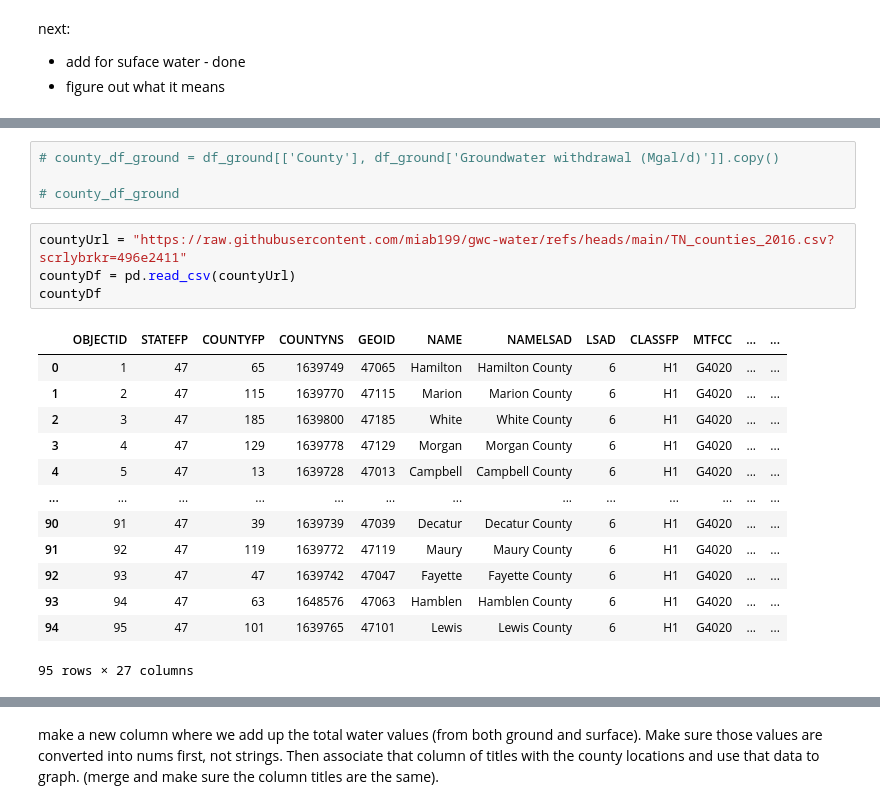
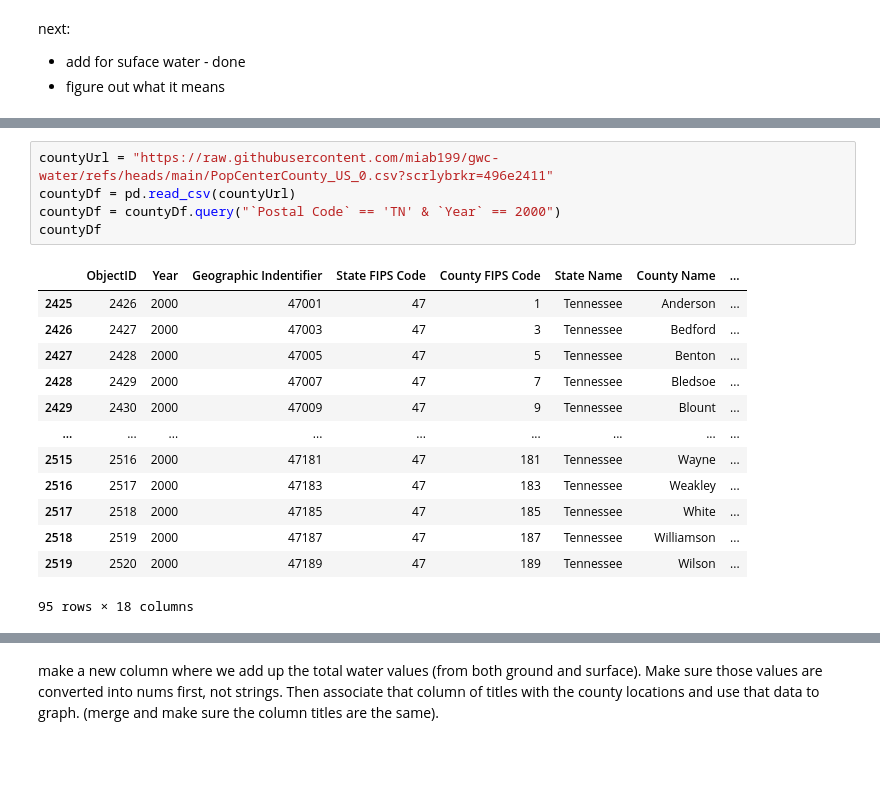
Before and after one commit to miab199/gwc-water, a Jupyter notebook: mia_water_trends.ipynb, the cells around one changed output, grey strips where cells are left out. Cells and saved outputs as stored; diff of their text form; blank space fills up the shorter version.

```diff
--- a/mia_water_trends.ipynb
+++ b/mia_water_trends.ipynb
@@ -195,22 +264,19 @@ plt_surface
-# %%
-# county_df_ground = df_ground[['County'], df_ground['Groundwater withdrawal (Mgal/d)']].copy()
-
-# county_df_ground
 # %%
-countyUrl = "https://raw.githubusercontent.com/miab199/gwc-water/refs/heads/main/TN_counties_2016.csv?scrlybrkr=496e2411"
+countyUrl = "https://raw.githubusercontent.com/miab199/gwc-water/refs/heads/main/PopCenterCounty_US_0.csv?scrlybrkr=496e2411"
 countyDf = pd.read_csv(countyUrl)
+countyDf = countyDf.query("`Postal Code` == 'TN' & `Year` == 2000")
 countyDf
 # %% [output]
-|  | OBJECTID | STATEFP | COUNTYFP | COUNTYNS | GEOID | NAME | NAMELSAD | LSAD | CLASSFP | MTFCC | ... | ... |
-| 0 | 1 | 47 | 65 | 1639749 | 47065 | Hamilton | Hamilton County | 6 | H1 | G4020 | ... | ... |
-| 1 | 2 | 47 | 115 | 1639770 | 47115 | Marion | Marion County | 6 | H1 | G4020 | ... | ... |
-| 2 | 3 | 47 | 185 | 1639800 | 47185 | White | White County | 6 | H1 | G4020 | ... | ... |
-| 3 | 4 | 47 | 129 | 1639778 | 47129 | Morgan | Morgan County | 6 | H1 | G4020 | ... | ... |
-| 4 | 5 | 47 | 13 | 1639728 | 47013 | Campbell | Campbell County | 6 | H1 | G4020 | ... | ... |
-| ... | ... | ... | ... | ... | ... | ... | ... | ... | ... | ... | ... | ... |
-| 90 | 91 | 47 | 39 | 1639739 | 47039 | Decatur | Decatur County | 6 | H1 | G4020 | ... | ... |
-| 91 | 92 | 47 | 119 | 1639772 | 47119 | Maury | Maury County | 6 | H1 | G4020 | ... | ... |
-| 92 | 93 | 47 | 47 | 1639742 | 47047 | Fayette | Fayette County | 6 | H1 | G4020 | ... | ... |
-| 93 | 94 | 47 | 63 | 1648576 | 47063 | Hamblen | Hamblen County | 6 | H1 | G4020 | ... | ... |
-| 94 | 95 | 47 | 101 | 1639765 | 47101 | Lewis | Lewis County | 6 | H1 | G4020 | ... | ... |
+|  | ObjectID | Year | Geographic Indentifier | State FIPS Code | County FIPS Code | State Name | County Name | ... |
+| 2425 | 2426 | 2000 | 47001 | 47 | 1 | Tennessee | Anderson | ... |
+| 2426 | 2427 | 2000 | 47003 | 47 | 3 | Tennessee | Bedford | ... |
+| 2427 | 2428 | 2000 | 47005 | 47 | 5 | Tennessee | Benton | ... |
+| 2428 | 2429 | 2000 | 47007 | 47 | 7 | Tennessee | Bledsoe | ... |
+| 2429 | 2430 | 2000 | 47009 | 47 | 9 | Tennessee | Blount | ... |
+| ... | ... | ... | ... | ... | ... | ... | ... | ... |
+| 2515 | 2516 | 2000 | 47181 | 47 | 181 | Tennessee | Wayne | ... |
+| 2516 | 2517 | 2000 | 47183 | 47 | 183 | Tennessee | Weakley | ... |
+| 2517 | 2518 | 2000 | 47185 | 47 | 185 | Tennessee | White | ... |
+| 2518 | 2519 | 2000 | 47187 | 47 | 187 | Tennessee | Williamson | ... |
+| 2519 | 2520 | 2000 | 47189 | 47 | 189 | Tennessee | Wilson | ... |
-95 rows × 27 columns
+95 rows × 18 columns
```
Also changed, not shown: parts of 12 cells of this notebook.
